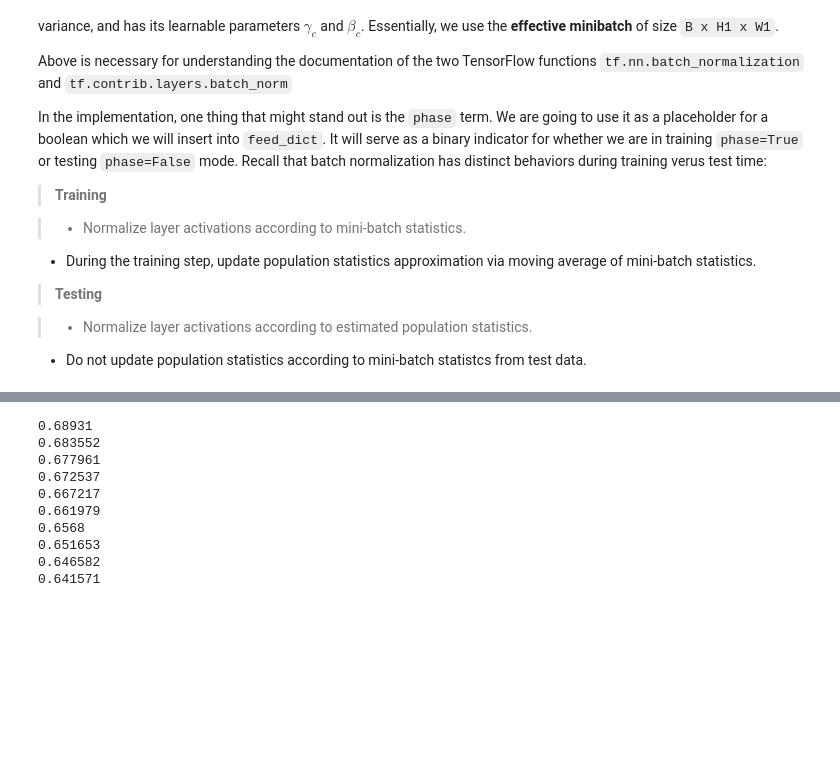
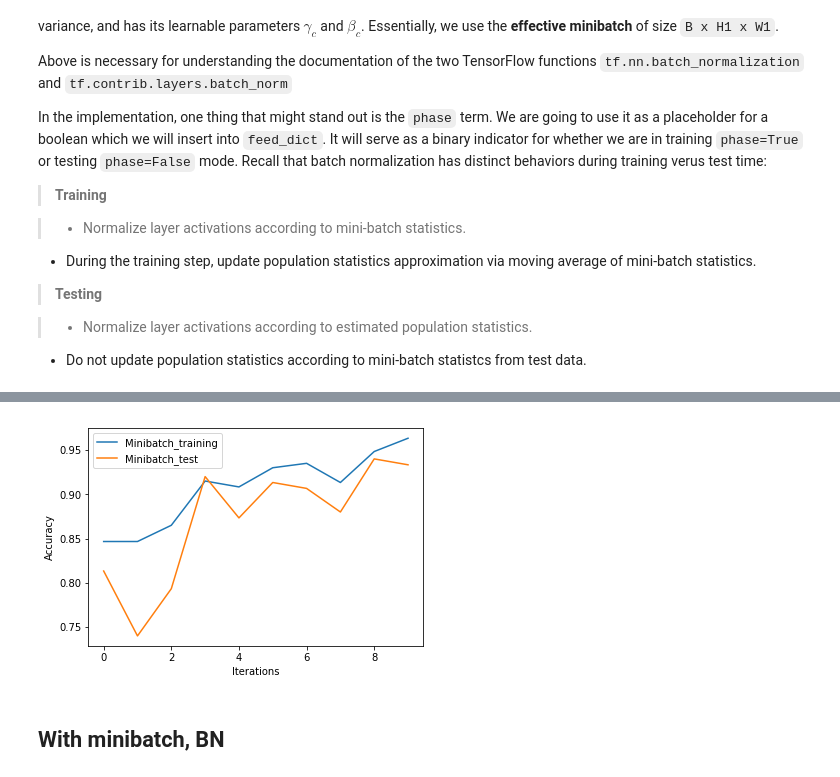
Before and after one commit to acs6610987/utils, a Jupyter notebook: pythonutils/tensorflow/11. CNN (Happy House, Batch Normalization).ipynb, the cells around one changed output, grey strips where cells are left out. Drawn from its saved outputs; the diff is of its cells as text; code cells hidden in the pictures; blank space fills up the shorter version.

```diff
--- a/pythonutils/tensorflow/11. CNN (Happy House, Batch Normalization).ipynb
+++ b/pythonutils/tensorflow/11. CNN (Happy House, Batch Normalization).ipynb
@@ -139,0 +259,2 @@ def random_mini_batches(X, Y, mini_batch_size = 64, seed = 0):
+# %%
+train_accuracies_minibatch, test_accuracies_minibatch = model_minibatch(X_training, Y_training, X_test, Y_test, learning_rate = 0.001, num_epochs = 10)
@@ -139,0 +272,13 @@ def random_mini_batches(X, Y, mini_batch_size = 64, seed = 0):
+# %%
+figure = plt.figure()
+ax = figure.add_subplot(1, 1, 1)
+ax.plot(train_accuracies_minibatch, label = "Minibatch_training")
+ax.plot(test_accuracies_minibatch, label = "Minibatch_test")
+ax.legend(loc = "best")
+ax.set_xlabel("Iterations")
+ax.set_ylabel("Accuracy")
+plt.show()
+# %% [output]
+[figure, added]
+# %% [markdown]
+## With minibatch, BN
@@ -184,15 +355,0 @@ def model(X_training, Y_training, X_test, Y_test, learning_rate = 0.009, num_epo
-# %%
-accuracies = model(X_training, Y_training, X_test, Y_test, learning_rate = 0.0001, num_epochs = 10)
-# learning_rate is so critical here. Setting a bigger value (e.g., 0.01) makes the process meaningless
-# because the accuracies just oscillate around 0.5
-# %% [output]
-0.68931
-0.683552
-0.677961
-0.672537
-0.667217
-0.661979
-0.6568
-0.651653
-0.646582
-0.641571
```
Also changed, not shown: parts of 19 cells of this notebook, 18 other files.
